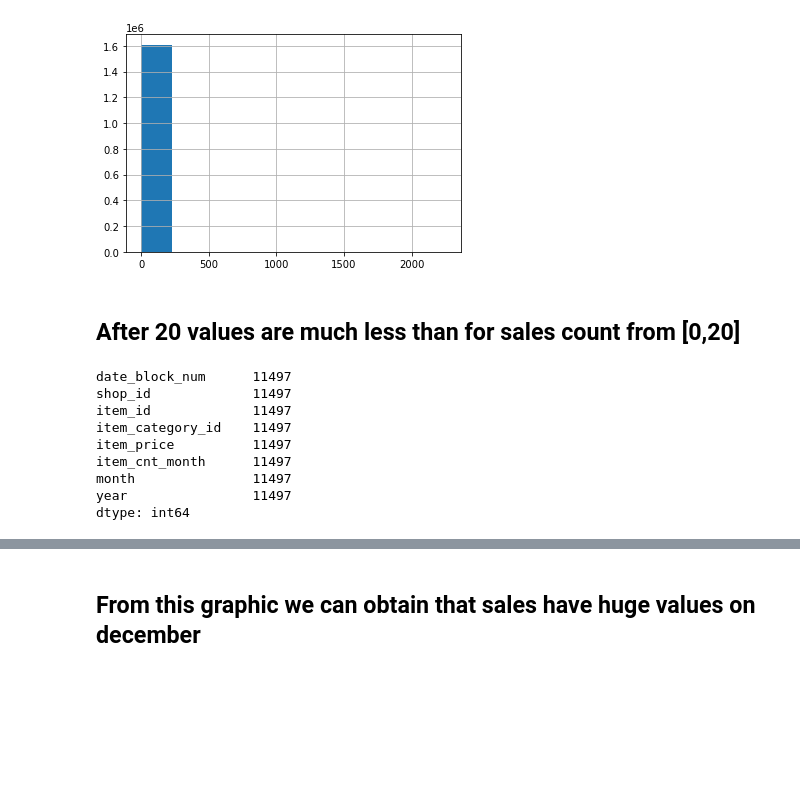
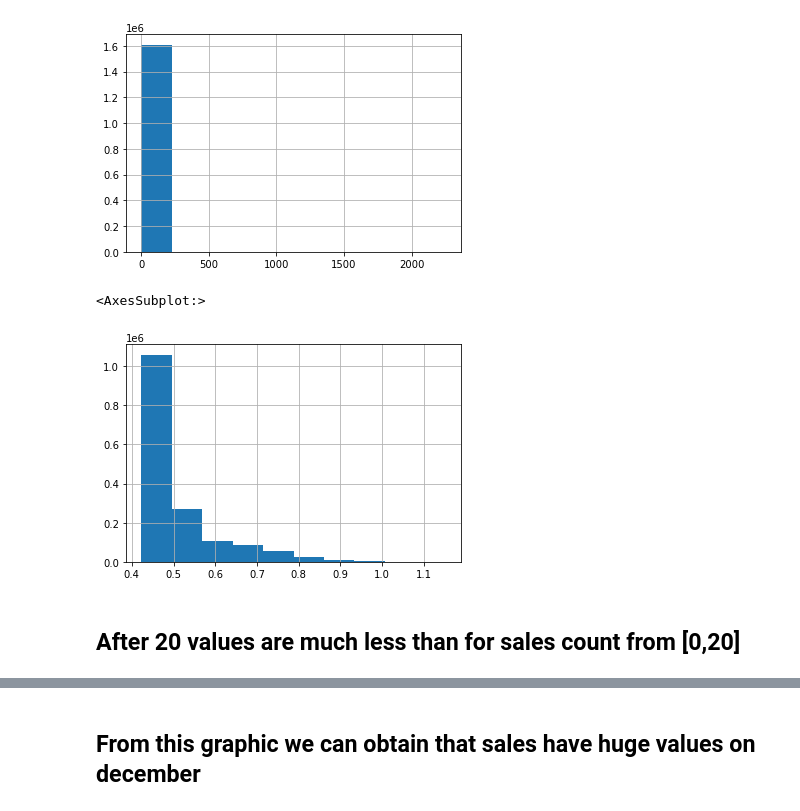
Before and after one commit to Evgeniy-2000/ML_practice_project, a Jupyter notebook: Main.ipynb, the cells around one changed output, grey strips where cells are left out. Saved outputs shown, nothing was run; the diff lists cells and outputs as text; code cells hidden in the pictures; blank space fills up the shorter version.

```diff
--- a/Main.ipynb
+++ b/Main.ipynb
@@ -143,17 +144,14 @@ train_grouped_by_month['item_cnt_month'].hist()
 # %% [output]
 <AxesSubplot:>
 [figure]
+# %%
+train_grouped_by_month['item_cnt_month_log'] = np.log(1 + np.log(1 + np.log(1 + train_grouped_by_month['item_cnt_month'])))
+#train_grouped_by_month.query('item_cnt_month > 250')['item_cnt_month'].hist()
+train_grouped_by_month['item_cnt_month_log'].hist()
+# %% [output]
+<AxesSubplot:>
+[figure, added]
 # %% [markdown]
 ## After 20 values are much less than for sales count from [0,20]
 # %%
-train_grouped_by_month.query('item_cnt_month > 20').count()
+#train_grouped_by_month.query('item_cnt_month > 250').hist()
-# %% [output]
-date_block_num      11497
-shop_id             11497
-item_id             11497
-item_category_id    11497
-item_price          11497
-item_cnt_month      11497
-month               11497
-year                11497
-dtype: int64
```
Also changed, not shown: parts of 31 cells of this notebook.
